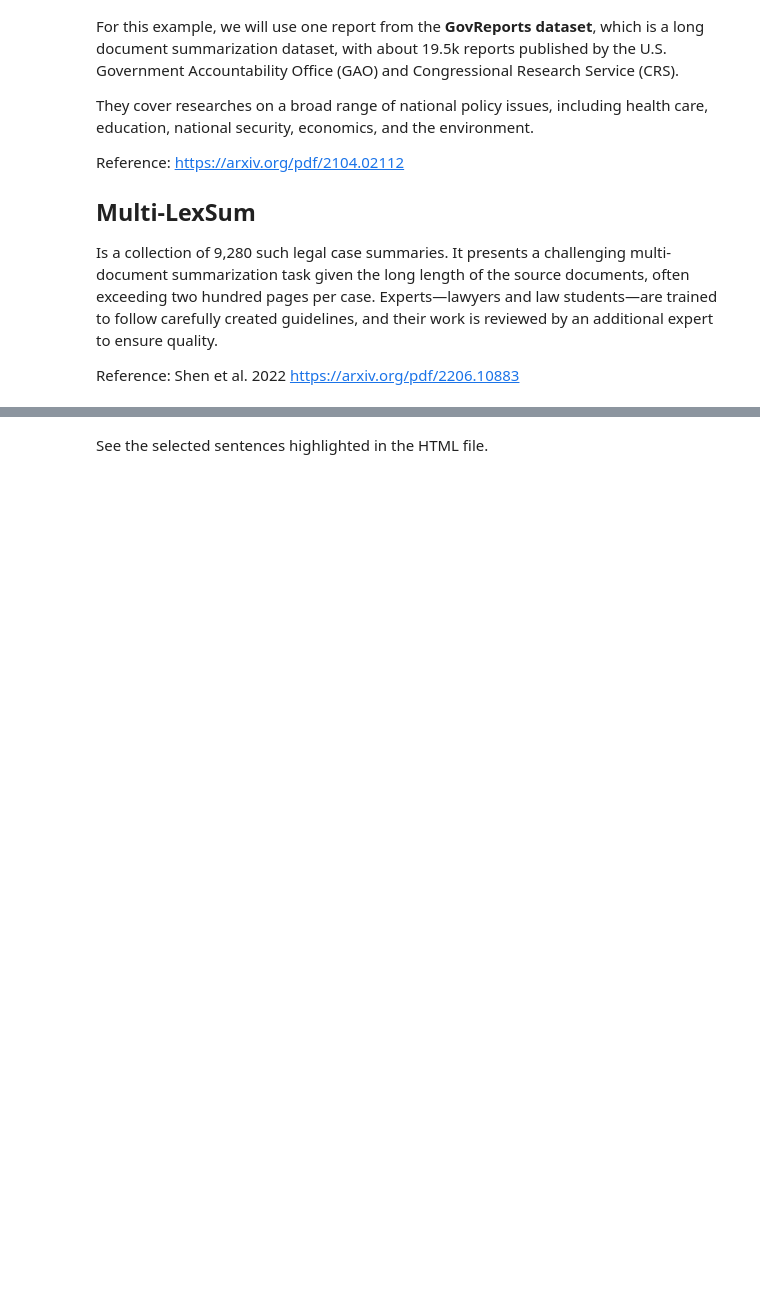
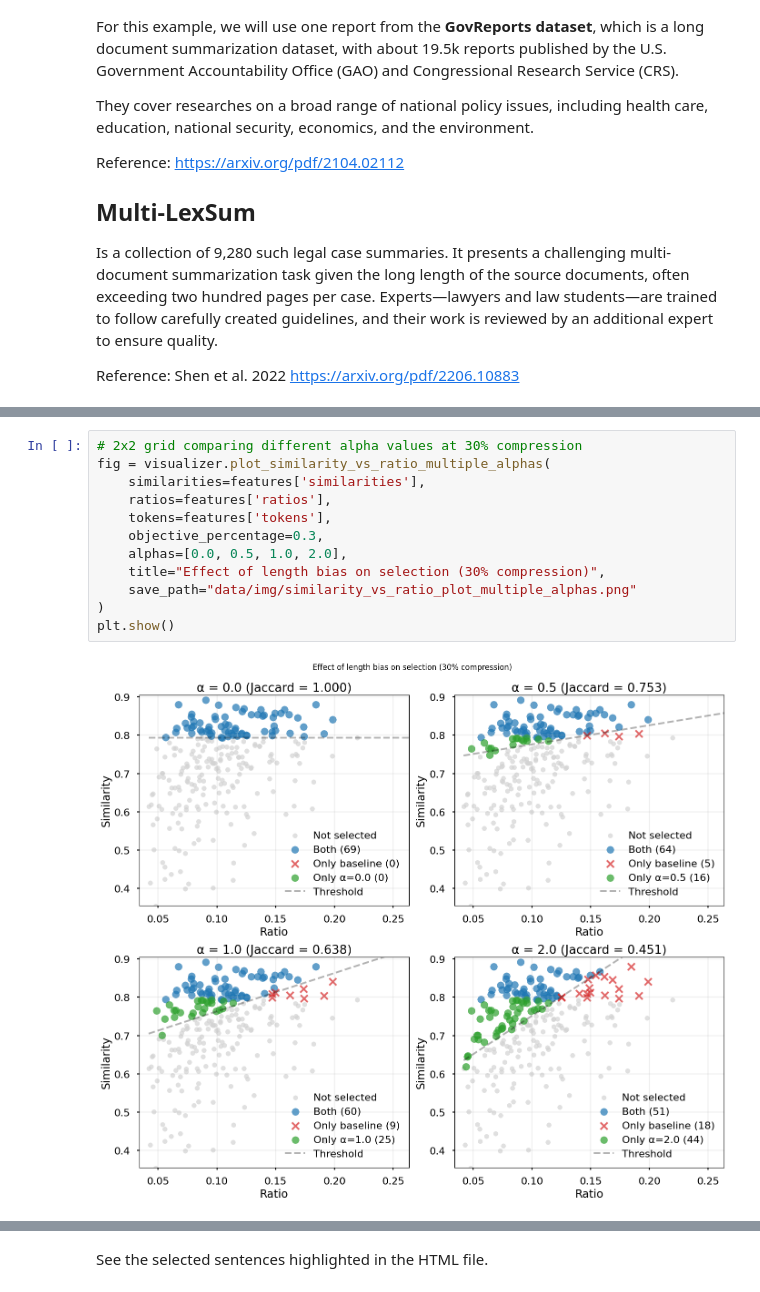
Before and after one commit to lgarma/SentenceMapper, a Jupyter notebook: example.ipynb, the cells around one changed output, grey strips where cells are left out. Saved outputs shown, nothing was run; the diff lists cells and outputs as text; blank space fills up the shorter version.

```diff
--- a/example.ipynb
+++ b/example.ipynb
@@ -115 +143,15 @@ Total tokens: 10015
+# %%
+# 2x2 grid comparing different alpha values at 30% compression
+fig = visualizer.plot_similarity_vs_ratio_multiple_alphas(
+    similarities=features['similarities'],
+    ratios=features['ratios'],
+    tokens=features['tokens'],
+    objective_percentage=0.3,
+    alphas=[0.0, 0.5, 1.0, 2.0],
+    title="Effect of length bias on selection (30% compression)",
+    save_path="data/img/similarity_vs_ratio_plot_multiple_alphas.png"
+)
+plt.show()
+# %% [output]
+[figure, added]
 # %% [markdown]
```
Also changed, not shown: parts of 32 cells of this notebook, 4 other files.
